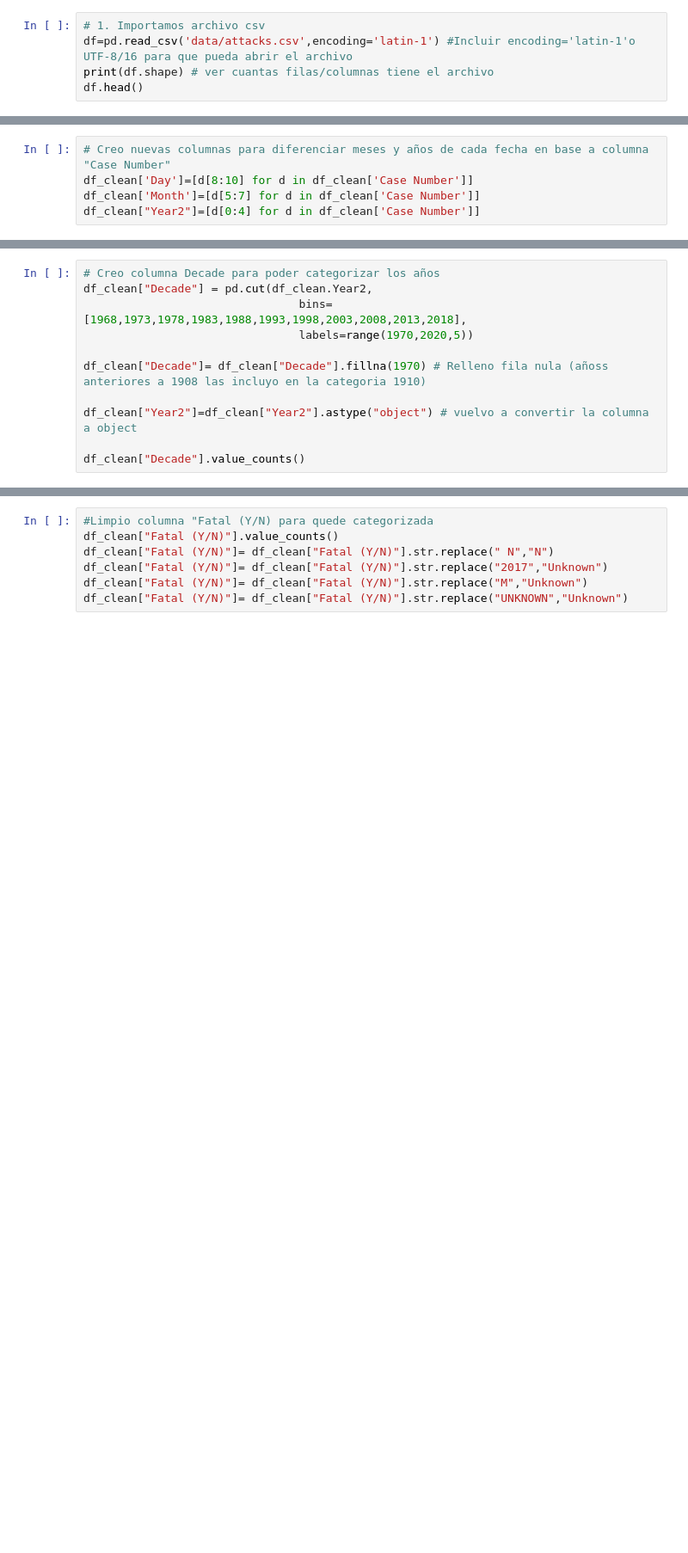
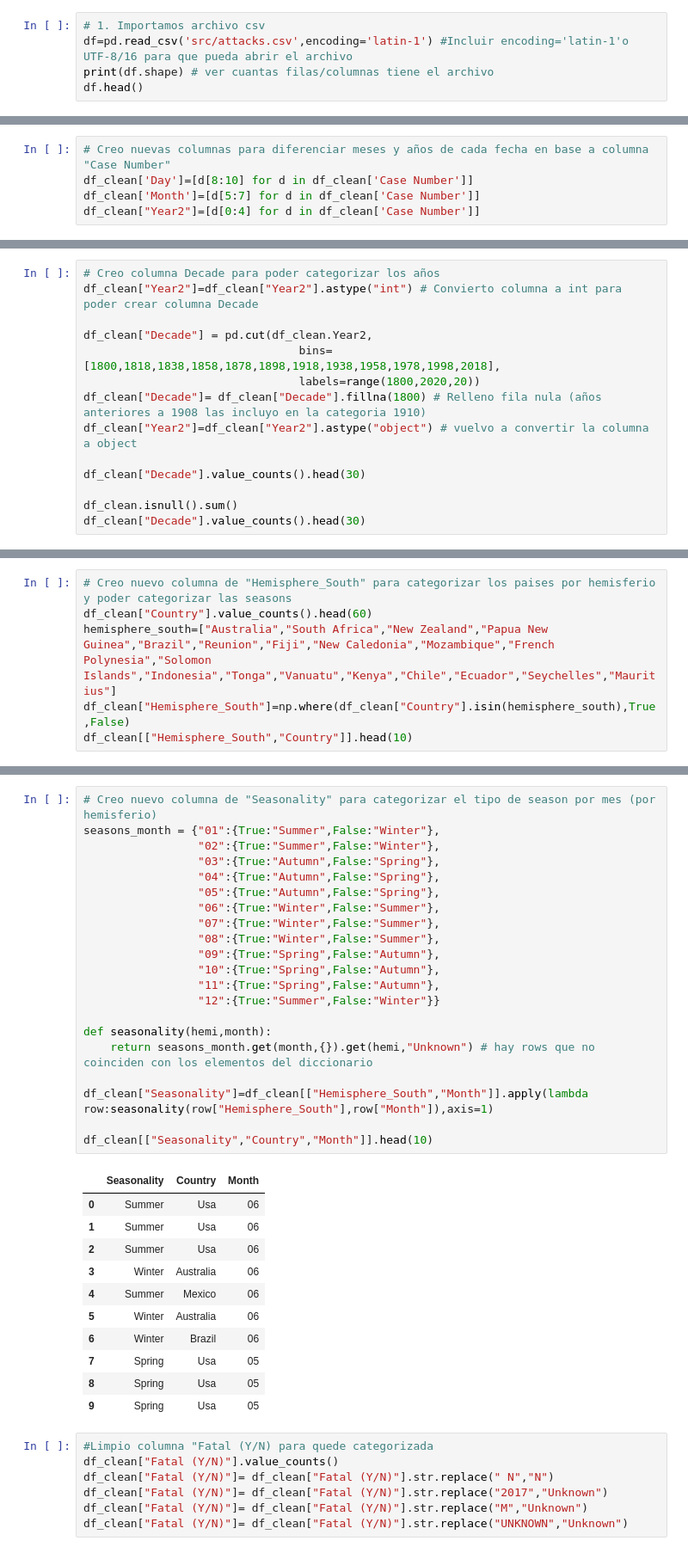
Before and after one commit to Macarena18/Data-Cleaning-Pandas, a Jupyter notebook: clean.ipynb, the cells around one changed output, grey strips where cells are left out. Shown at 86% size. Cells and saved outputs as stored; diff of their text form; blank space fills up the shorter version.

Commit message:
Version1 clean

```diff
--- a/clean.ipynb
+++ b/clean.ipynb
@@ -4,7 +4,7 @@ import re
 import numpy as np
 # %%
 # 1. Importamos archivo csv
-df=pd.read_csv('data/attacks.csv',encoding='latin-1') #Incluir encoding='latin-1'o UTF-8/16 para que pueda abrir el archivo
+df=pd.read_csv('src/attacks.csv',encoding='latin-1') #Incluir encoding='latin-1'o UTF-8/16 para que pueda abrir el archivo
 print(df.shape) # ver cuantas filas/columnas tiene el archivo
 df.head()
 # %% [output]
@@ -388,12 +356,15 @@ df_clean["Year2"]=df_clean["Year2"].astype("int") # Convierto columna a int para
 # %%
 # Creo columna Decade para poder categorizar los años
+df_clean["Year2"]=df_clean["Year2"].astype("int") # Convierto columna a int para poder crear columna Decade
+
 df_clean["Decade"] = pd.cut(df_clean.Year2,
-                                bins=[1968,1973,1978,1983,1988,1993,1998,2003,2008,2013,2018],
-                                labels=range(1970,2020,5))
-
-df_clean["Decade"]= df_clean["Decade"].fillna(1970) # Relleno fila nula (añoss anteriores a 1908 las incluyo en la categoria 1910)
-
+                                bins=[1800,1818,1838,1858,1878,1898,1918,1938,1958,1978,1998,2018],
+                                labels=range(1800,2020,20))
+df_clean["Decade"]= df_clean["Decade"].fillna(1800) # Relleno fila nula (años anteriores a 1908 las incluyo en la categoria 1910)
 df_clean["Year2"]=df_clean["Year2"].astype("object") # vuelvo a convertir la columna a object
 
-df_clean["Decade"].value_counts()
+df_clean["Decade"].value_counts().head(30)
+
+df_clean.isnull().sum()
+df_clean["Decade"].value_counts().head(30)
 # %% [output]
@@ -431,0 +383,6 @@ df_clean["Seasonality"]= Seasonality_name
+# %%
+# Creo nuevo columna de "Hemisphere_South" para categorizar los paises por hemisferio y poder categorizar las seasons
+df_clean["Country"].value_counts().head(60)
+hemisphere_south=["Australia","South Africa","New Zealand","Papua New Guinea","Brazil","Reunion","Fiji","New Caledonia","Mozambique","French Polynesia","Solomon Islands","Indonesia","Tonga","Vanuatu","Kenya","Chile","Ecuador","Seychelles","Mauritius"]
+df_clean["Hemisphere_South"]=np.where(df_clean["Country"].isin(hemisphere_south),True,False)
+df_clean[["Hemisphere_South","Country"]].head(10)
@@ -432,3 +401,36 @@ df_clean["Seasonality"]= Seasonality_name
+# %%
+# Creo nuevo columna de "Seasonality" para categorizar el tipo de season por mes (por hemisferio)
+seasons_month = {"01":{True:"Summer",False:"Winter"},
+                 "02":{True:"Summer",False:"Winter"},
+                 "03":{True:"Autumn",False:"Spring"},
+                 "04":{True:"Autumn",False:"Spring"},
+                 "05":{True:"Autumn",False:"Spring"},
+                 "06":{True:"Winter",False:"Summer"},
+                 "07":{True:"Winter",False:"Summer"},
+                 "08":{True:"Winter",False:"Summer"},
+                 "09":{True:"Spring",False:"Autumn"},
+                 "10":{True:"Spring",False:"Autumn"},
+                 "11":{True:"Spring",False:"Autumn"},
+                 "12":{True:"Summer",False:"Winter"}}
+
+def seasonality(hemi,month):
+    return seasons_month.get(month,{}).get(hemi,"Unknown") # hay rows que no coinciden con los elementos del diccionario
+
+df_clean["Seasonality"]=df_clean[["Hemisphere_South","Month"]].apply(lambda row:seasonality(row["Hemisphere_South"],row["Month"]),axis=1)
+
+df_clean[["Seasonality","Country","Month"]].head(10)
+# %% [output]
+|  | Seasonality | Country | Month |
+| 0 | Summer | Usa | 06 |
+| 1 | Summer | Usa | 06 |
+| 2 | Summer | Usa | 06 |
+| 3 | Winter | Australia | 06 |
+| 4 | Summer | Mexico | 06 |
+| 5 | Winter | Australia | 06 |
+| 6 | Winter | Brazil | 06 |
+| 7 | Spring | Usa | 05 |
+| 8 | Spring | Usa | 05 |
+| 9 | Spring | Usa | 05 |
 # %%
 #Limpio columna "Fatal (Y/N) para quede categorizada
 df_clean["Fatal (Y/N)"].value_counts()
```
Also changed, not shown: parts of 25 cells of this notebook, 1 other file.
